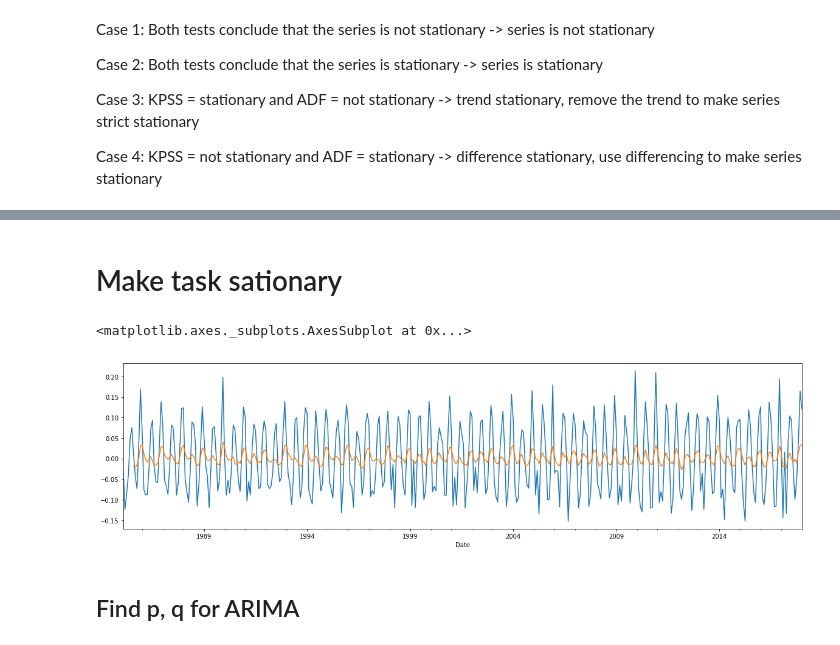
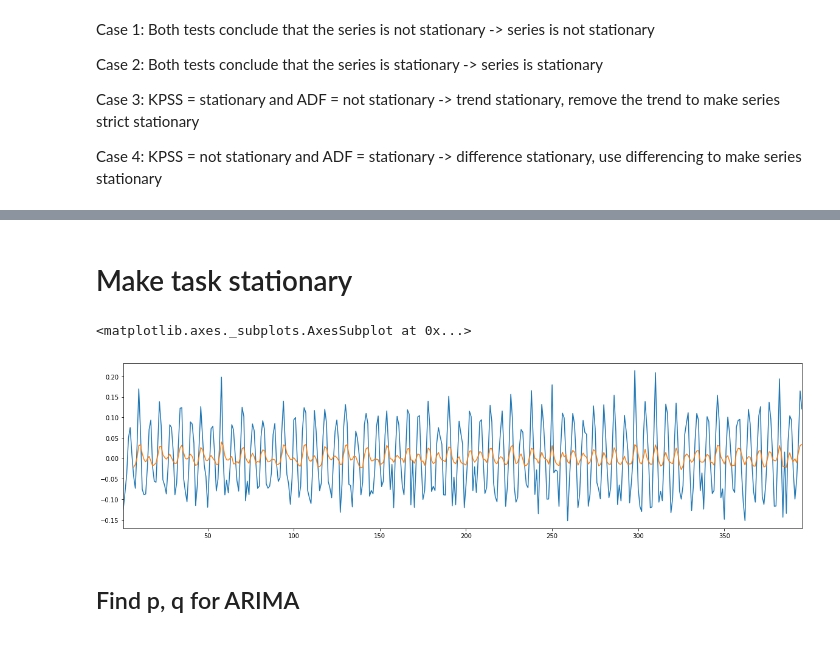
Before and after one commit to NataliaNovosad/time-series-analysis, a Jupyter notebook: One-variable Time series analysis.ipynb, the cells around one changed output, grey strips where cells are left out. Drawn from its saved outputs; the diff is of its cells as text; code cells hidden in the pictures.

```diff
--- a/One-variable Time series analysis.ipynb
+++ b/One-variable Time series analysis.ipynb
@@ -143,22 +149,23 @@ Case 4: KPSS = not stationary and ADF = stationary -> difference stationary, use
 # %% [markdown]
-# Make task sationary
+# Make task stationary
 # %%
 time_data = data[col]
-log_time_data = np.log(time_data)
+log_time_data = np.log(time_data) ### 1 step
 d = 1
-time_data = log_time_data - log_time_data.shift(d, fill_value=0)
+time_data = np.diff(log_time_data, n = d)    ### 2 step
+time_data = pd.Series(time_data)
 plt.figure(figsize = (20,5))
 
 # draw average
 average = time_data.rolling(window = 7, center= False).mean()
 time_data_avg = average.dropna()
 
 time_data = time_data.dropna()
-time_data[1:].plot()
-time_data_avg[1:].plot()
+time_data[d:].plot()
+time_data_avg[d:].plot()
 # %% [output]
 <matplotlib.axes._subplots.AxesSubplot at 0x...>
-[figure, old version]
+[figure, new version]
 # %% [markdown]
 ## Find p, q for ARIMA
 # %%
```
Also changed, not shown: parts of 11 cells of this notebook, 4 other files.
